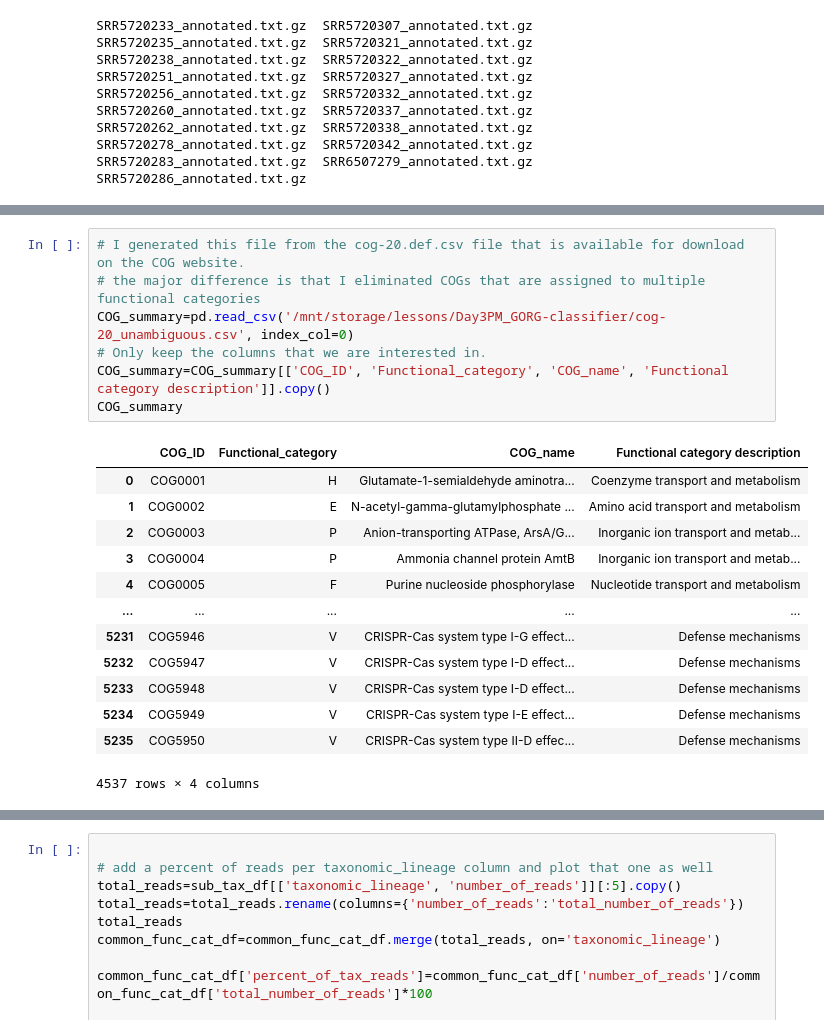
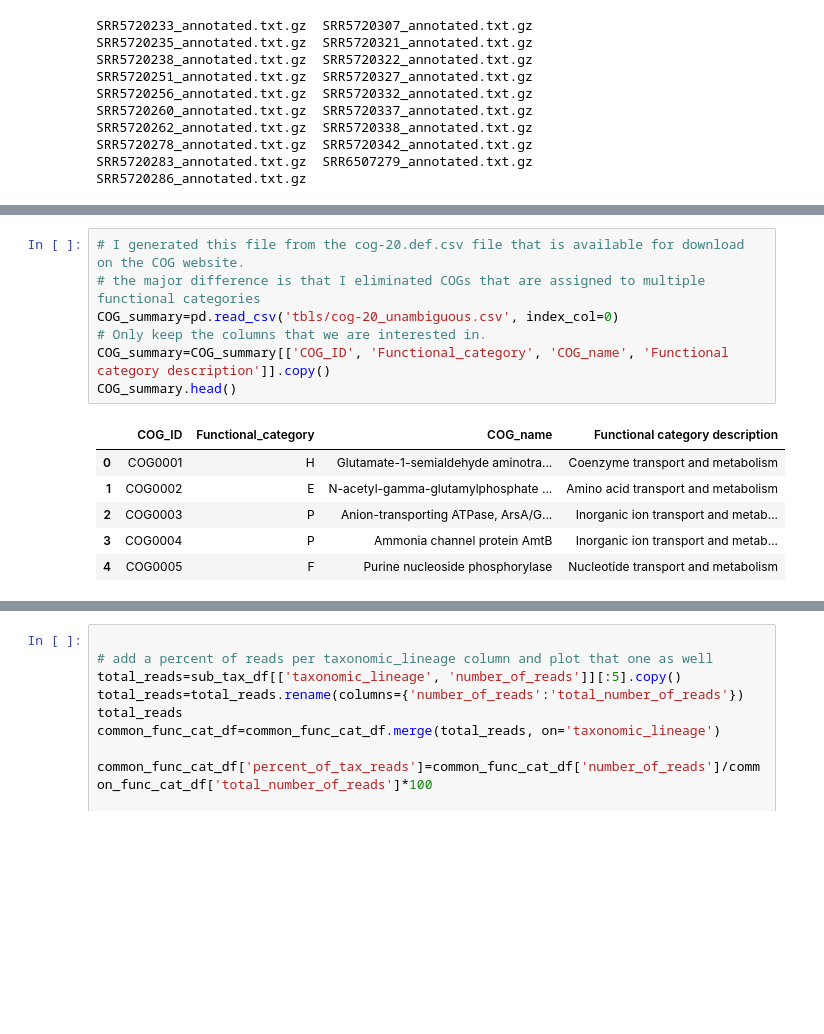
Before and after one commit to Bigelow-SCG-Course/Day3PM_GORG-classifier, a Jupyter notebook: Day3PM_GORG_classifier.ipynb, the cells around one changed output, grey strips where cells are left out. Drawn from its saved outputs; the diff is of its cells as text; blank space fills up the shorter version.

```diff
--- a/Day3PM_GORG_classifier.ipynb
+++ b/Day3PM_GORG_classifier.ipynb
@@ -269,21 +310,14 @@ When we come back we will look into the distribution of different functional cat
 # %%
 # I generated this file from the cog-20.def.csv file that is available for download on the COG website.
 # the major difference is that I eliminated COGs that are assigned to multiple functional categories
-COG_summary=pd.read_csv('/mnt/storage/lessons/Day3PM_GORG-classifier/cog-20_unambiguous.csv', index_col=0)
+COG_summary=pd.read_csv('tbls/cog-20_unambiguous.csv', index_col=0)
 # Only keep the columns that we are interested in.
 COG_summary=COG_summary[['COG_ID', 'Functional_category', 'COG_name', 'Functional category description']].copy()
-COG_summary
+COG_summary.head()
 # %% [output]
 |  | COG_ID | Functional_category | COG_name | Functional category description |
 | 0 | COG0001 | H | Glutamate-1-semialdehyde aminotra... | Coenzyme transport and metabolism |
 | 1 | COG0002 | E | N-acetyl-gamma-glutamylphosphate ... | Amino acid transport and metabolism |
 | 2 | COG0003 | P | Anion-transporting ATPase, ArsA/G... | Inorganic ion transport and metab... |
 | 3 | COG0004 | P | Ammonia channel protein AmtB | Inorganic ion transport and metab... |
 | 4 | COG0005 | F | Purine nucleoside phosphorylase | Nucleotide transport and metabolism |
-| ... | ... | ... | ... | ... |
-| 5231 | COG5946 | V | CRISPR-Cas system type I-G effect... | Defense mechanisms |
-| 5232 | COG5947 | V | CRISPR-Cas system type I-D effect... | Defense mechanisms |
-| 5233 | COG5948 | V | CRISPR-Cas system type I-D effect... | Defense mechanisms |
-| 5234 | COG5949 | V | CRISPR-Cas system type I-E effect... | Defense mechanisms |
-| 5235 | COG5950 | V | CRISPR-Cas system type II-D effec... | Defense mechanisms |
-4537 rows × 4 columns
```
Also changed, not shown: parts of 41 cells of this notebook, 8 other files.
